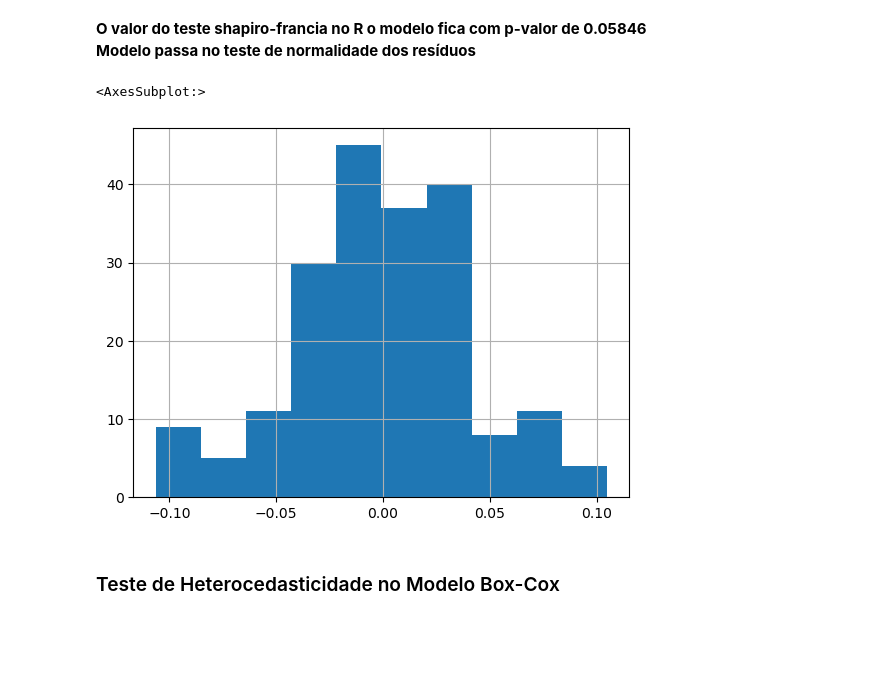
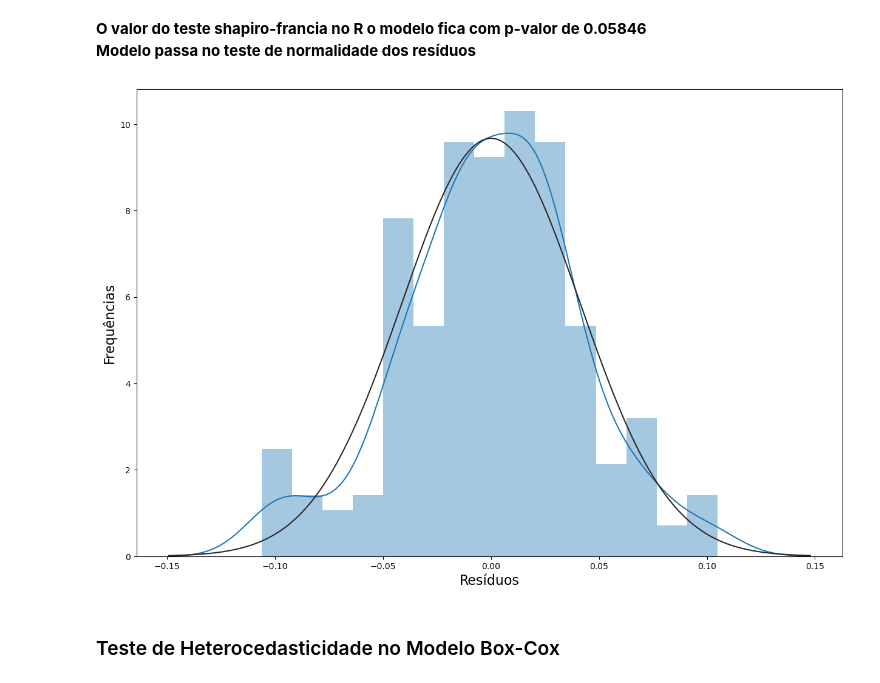
Before and after one commit to leosmundim/general_linear_models, a Jupyter notebook: nao_linear/Regressao_Nao_Linear_Multipla_Dummies_base_planosaude.ipynb, the cells around one changed output. Saved outputs shown, nothing was run; the diff lists cells and outputs as text; code cells hidden in the pictures; blank space fills up the shorter version.

```diff
--- a/nao_linear/Regressao_Nao_Linear_Multipla_Dummies_base_planosaude.ipynb
+++ b/nao_linear/Regressao_Nao_Linear_Multipla_Dummies_base_planosaude.ipynb
@@ -102,7 +123,7 @@ plt.show()
 # %% [markdown]
 ### Dummizando
 # %%
-planosaude_dummies = planosaude.join(pd.get_dummies(planosaude.plano))
-planosaude_dummies = planosaude_dummies.drop(['bronze', 'plano'], axis=1)
+planosaude_dummies = pd.get_dummies(planosaude, columns=['plano'],
+                                      drop_first=True)
 planosaude_dummies
 # %% [output]
@@ -366,7 +427,7 @@ planosaude_dummies
 # %% [markdown]
 ### Novo Modelo Com Box-Cox
 # %%
-modelo_bc_planosaude = sm.OLS.from_formula(formula = 'bc_despmed ~ idade+dcron+renda+esmeralda+ouro', data=planosaude_dummies).fit()
+modelo_bc_planosaude = sm.OLS.from_formula(formula = 'bc_despmed ~ idade+dcron+renda+plano_esmeralda+plano_ouro', data=planosaude_dummies).fit()
 modelo_bc_planosaude.summary()
 # %% [output]
 OLS Regression Results
@@ -449,0 +458,3 @@ Notes:
+# %%
+modelo_step_bc_planosaude = stepwise(modelo_bc_planosaude, pvalue_limit=0.05)
+modelo_step_bc_planosaude.summary()
@@ -460,10 +510,13 @@ stat , p_value
 **O valor do teste shapiro-francia no R o modelo fica com p-valor de 0.05846** <br>
 **Modelo passa no teste de normalidade dos resíduos**
 # %%
-step_bc_planosaude.resid.hist()
+plt.figure(figsize=(15,10))
+sns.distplot(modelo_step_bc_planosaude.resid, fit=norm, kde=True, bins=15)
+plt.xlabel('Resíduos', fontsize=16)
+plt.ylabel('Frequências', fontsize=16)
+plt.show()
 # %% [output]
-<AxesSubplot:>
-[figure, old version]
+[figure, new version]
 # %% [markdown]
 ### Teste de Heterocedasticidade no Modelo Box-Cox
 # %%
```
Also changed, not shown: parts of 26 cells of this notebook, 8 other files.
